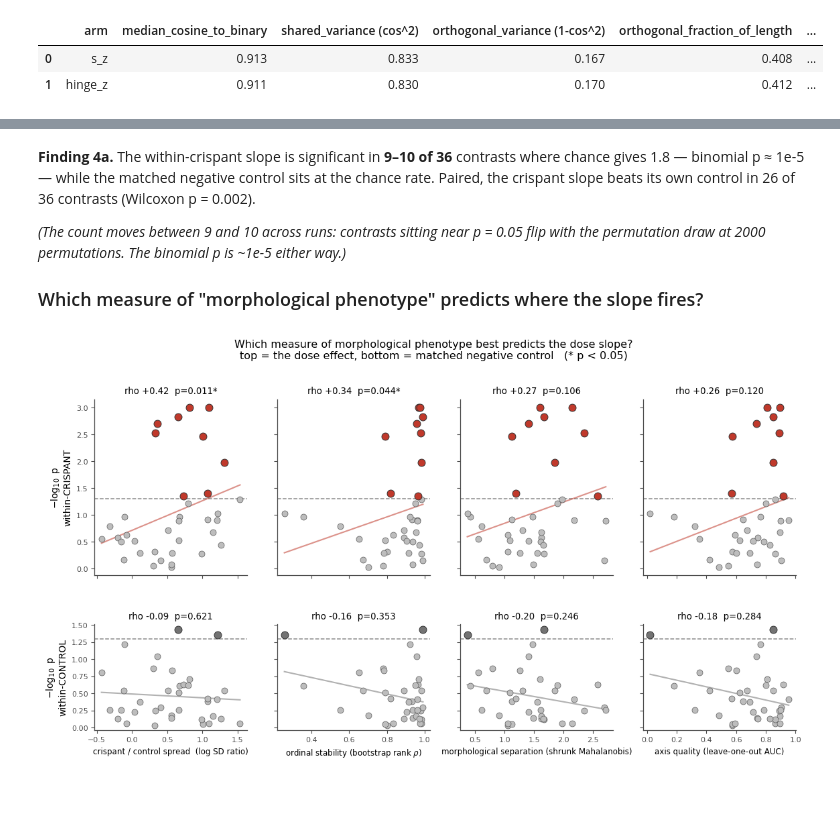
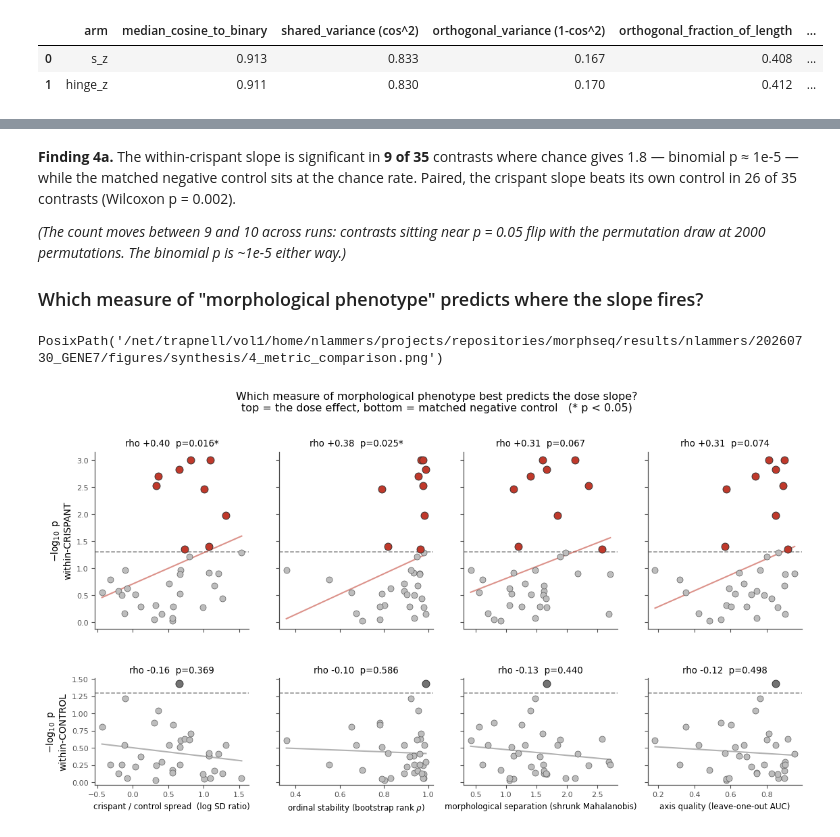
Before and after one commit to Marazzano/morphseq, a Jupyter notebook: results/nlammers/20260730_GENE7/gene7_synthesis.ipynb, the cells around one changed output, grey strips where cells are left out. Drawn from its saved outputs; the diff is of its cells as text; code cells hidden in the pictures; blank space fills up the shorter version.

```diff
--- a/results/nlammers/20260730_GENE7/gene7_synthesis.ipynb
+++ b/results/nlammers/20260730_GENE7/gene7_synthesis.ipynb
@@ -77,6 +78,16 @@ pd.set_option("display.width", 190); pd.set_option("display.max_columns", 40)
 
 LDA = HERE / "data" / "lda"
 EDGER = HERE / "data" / "edger"
+import gene7_config as cfg                    # shared figure root + exclusion list
+FIGURES = cfg.figure_dir("synthesis")        # every figure below is also written here
+
+# EXCLUDED CONTRAST -- defined once in gene7_config.py and shared by every notebook, so the
+# figure sets cannot drift apart. atf6 | 34C | 30hpf is dropped for single-point leverage in
+# BOTH groups (one crispant at s_z = 4.37 against a next of 0.61, robust z = 11.1; one control
+# at 0.99 against a next of -0.06, robust z = 9.8). The call is made on the shape of the
+# MORPHOLOGY distribution alone, never on a transcriptional outcome. Applied at load rather
+# than in the fitting scripts, so data/edger/*.csv remain a complete record.
+EXCLUDED_CONTRASTS = cfg.EXCLUDED_CONTRASTS
 
 axis_summary = pd.read_csv(LDA / "contrast_summary.csv")      # per-contrast axis diagnostics
 lda_scores   = pd.read_csv(LDA / "contrast_scores.csv")       # per-embryo signed distance s
@@ -88,6 +99,25 @@ predictors   = pd.read_csv(EDGER / "contrast_predictors.csv")
 status       = pd.read_csv(EDGER / "contrast_status.csv")
 type_index   = pd.read_csv(EDGER / "cell_type_index.csv")
 
-print(f"{len(axis_summary)} contrasts | {predictors['sample'].nunique()} embryos with morphology "
-      f"| {len(type_index)} cell types | {len(coefficients):,} cell-type tests")
+# Audit artifact, §5b only. fit_edger_contrasts.R fits the binary indicator in BOTH designs but
+# only writes Model 1's copy to coefficients.csv; check_binary_coefficient.R refits and keeps both.
+binary_check   = pd.read_csv(EDGER / "binary_coefficient_check.csv")    # per contrast x cell type
+binary_summary = pd.read_csv(EDGER / "binary_coefficient_summary.csv")  # per contrast
+
+_before = quality["contrast"].nunique()
+for _name in ("axis_summary", "lda_scores", "coefficients", "global_stats", "geometry",
+              "quality", "predictors", "status", "binary_check", "binary_summary"):
+    _frame = globals()[_name]
+    if "contrast" in _frame.columns:
+        globals()[_name] = (_frame[~_frame["contrast"].isin(EXCLUDED_CONTRASTS)]
+                            .reset_index(drop=True))
+
+N = quality["contrast"].nunique()
+N_USABLE = int(quality["usable"].sum())
+print(f"excluded {_before - N} contrast(s) for single-point leverage: "
+      f"{', '.join(EXCLUDED_CONTRASTS)}")
+print(f"{N} contrasts ({N_USABLE} with a usable axis) | "
+      f"{predictors['sample'].nunique()} embryos with morphology | {len(type_index)} cell types "
+      f"| {len(coefficients):,} cell-type tests")
+print(f"figures -> {FIGURES}")
 # %% [output]
@@ -339,7 +518,7 @@ crispant slope more significant than its own control in 26/36 contrasts
 # %% [markdown]
-**Finding 4a.** The within-crispant slope is significant in **9–10 of 36** contrasts where chance
+**Finding 4a.** The within-crispant slope is significant in **9 of 35** contrasts where chance
 gives 1.8 — binomial p ≈ 1e-5 — while the matched negative control sits at the chance rate. Paired,
-the crispant slope beats its own control in 26 of 36 contrasts (Wilcoxon p = 0.002).
+the crispant slope beats its own control in 26 of 35 contrasts (Wilcoxon p = 0.002).
 
 *(The count moves between 9 and 10 across runs: contrasts sitting near p = 0.05 flip with the
 permutation draw at 2000 permutations. The binomial p is ~1e-5 either way.)*
@@ -347,8 +526,10 @@ permutation draw at 2000 permutations. The binomial p is ~1e-5 either way.)*
 ### Which measure of "morphological phenotype" predicts where the slope fires?
 # %%
 figure = ep.metric_comparison(global_stats, quality)
+ep.save_inline(figure, FIGURES / "4_metric_comparison")
 # %% [output]
+PosixPath('/net/trapnell/vol1/home/nlammers/projects/repositories/morphseq/results/nlammers/20260730_GENE7/figures/synthesis/4_metric_comparison.png')
-[figure, old version]
+[figure, new version]
 # %%
 cri = global_stats[global_stats["arm"] == "s_within_crispant"].set_index("contrast")
 ctl = global_stats[global_stats["arm"] == "s_within_control"].set_index("contrast")
```
Also changed, not shown: parts of 30 cells of this notebook, 24 other files.
